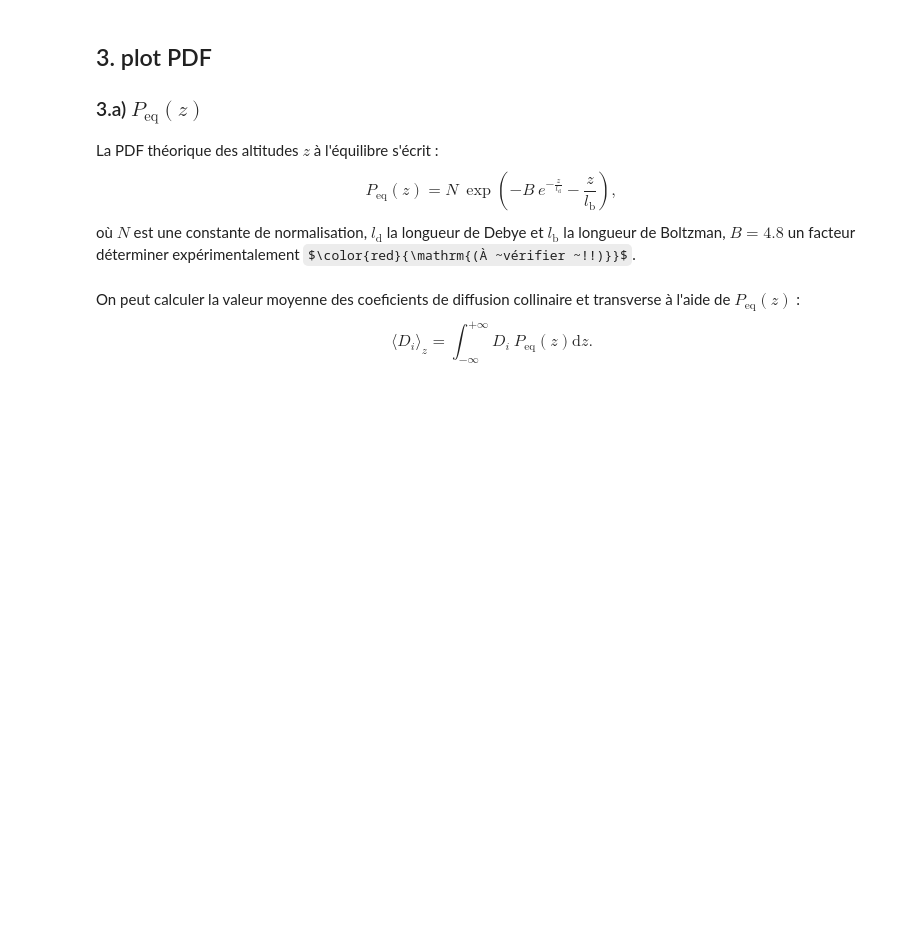
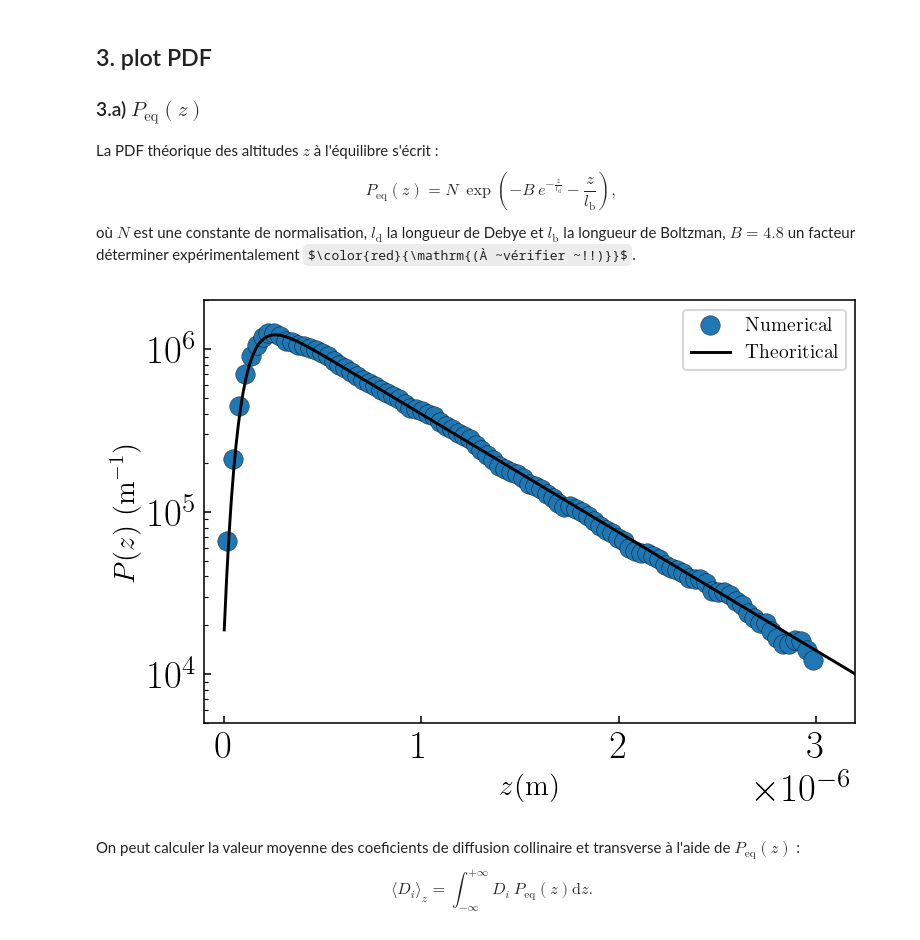
Before and after one commit to ElodieMillan/Brownian-particle-near-wall, a Jupyter notebook: Results/10-21/Overd-RigidWall/Analyse_Overd-Rigid-Wall-CYTHON(longTraj).ipynb, the cells around one changed output. Cells and saved outputs as stored; diff of their text form; code cells hidden in the pictures; some formulas as TeX source; blank space fills up the shorter version.

```diff
--- a/Results/10-21/Overd-RigidWall/Analyse_Overd-Rigid-Wall-CYTHON(longTraj).ipynb
+++ b/Results/10-21/Overd-RigidWall/Analyse_Overd-Rigid-Wall-CYTHON(longTraj).ipynb
@@ -120,8 +121,10 @@ La PDF théorique des altitudes $z$ à l'équilibre s'écrit :
 \end{equation}
 où $N$ est une constante de normalisation, $l_\mathrm{d}$ la longueur de Debye et $l_\mathrm{b}$ la longueur de Boltzman, $B=4.8$ un facteur déterminer expérimentalement $\color{red}{\mathrm{(À ~vérifier ~!!)}}$.
 # %%
-# plt.axis([-1e-7, 3.2e-6, 5e3, 2e6])
-# simu.PDF("z", N_tau=10, space="wall", bins=100, plot=True)
+plt.axis([-1e-7, 3.2e-6, 5e3, 2e6])
+simu.PDF("z", N_tau=10, space="wall", bins=100, plot=True)
+# %% [output]
+[figure, added]
 # %% [markdown]
 On peut calculer la valeur moyenne des coeficients de diffusion collinaire et transverse à l'aide de $P_\mathrm{eq}(z)$ :
 \begin{equation}
```
Also changed, not shown: parts of 20 cells of this notebook, 3 other files.
